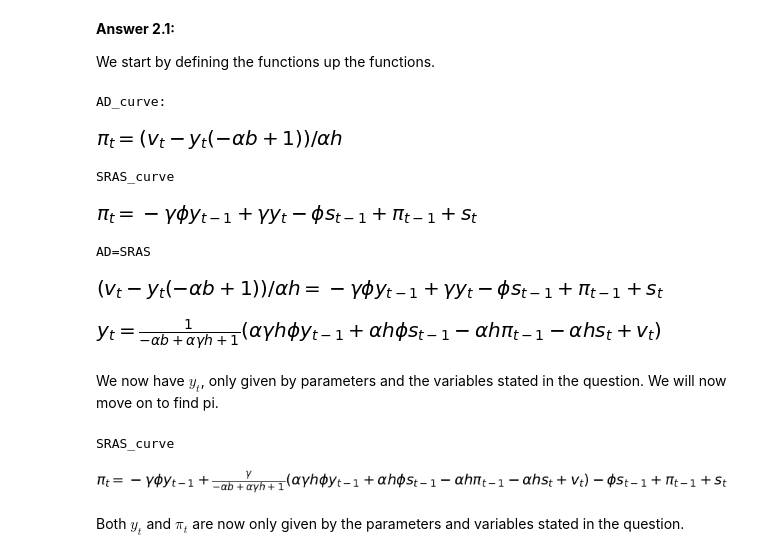
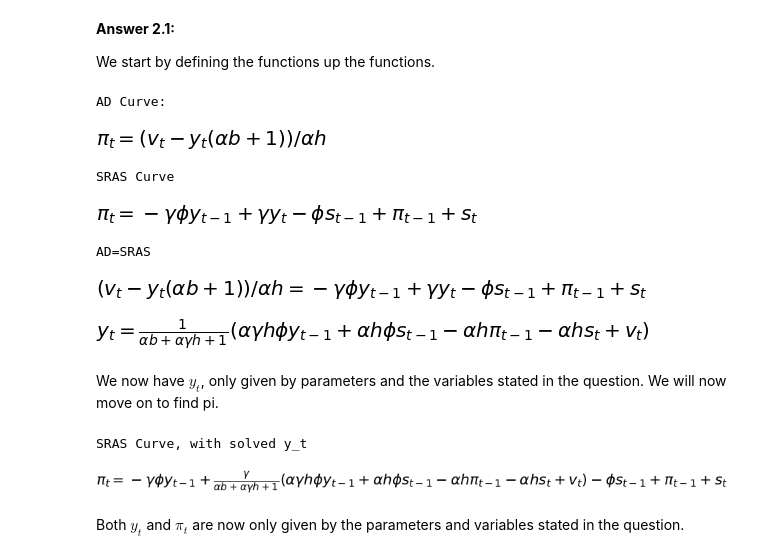
Before and after one commit to NumEconCopenhagen/projects-2019-nx31, a Jupyter notebook: examproject/examproject-M.ipynb, the cells around one changed output. Drawn from its saved outputs; the diff is of its cells as text; code cells hidden in the pictures.

```diff
--- a/examproject/examproject-M.ipynb
+++ b/examproject/examproject-M.ipynb
@@ -270,39 +255,39 @@ phi = sm.symbols('phi')
 gamma = sm.symbols('gamma')
 # %%
 # a: defining AD and SRAS
-print(f'AD_curve:')
-AD_curve = 1/(h*alpha)*(v_t-(1-b*alpha)*y_t)
+print(f'AD Curve:')
+AD_curve = 1/(h*alpha)*(v_t-(1+b*alpha)*y_t)
 display(sm.Eq(pi_t,AD_curve))
-print(f'SRAS_curve')
+print(f'SRAS Curve')
 SRAS_curve = pi_minus + gamma*y_t-phi*gamma*y_minus+s_t-phi*s_minus
 display(sm.Eq(pi_t,SRAS_curve))
 
 # b: Equalizing
 print(f'AD=SRAS')
 equal =  AD_curve-SRAS_curve
 display(sm.Eq(AD_curve,SRAS_curve))
 
 # c: Solving the model
 equal_solve_y = sm.solve(equal,y_t)[0]
 display(sm.Eq(y_t,equal_solve_y))
 # %% [output]
-AD_curve:
+AD Curve:
-[figure, old version]
+[figure, new version]
-SRAS_curve
+SRAS Curve
 [figure]
 AD=SRAS
-[figure, old version]
+[figure, new version]
-[figure, old version]
+[figure, new version]
 # %% [markdown]
 We now have $y_t$, only given by parameters and the variables stated in the question. We will now move on to find pi.
 # %%
 # Solving the model
-print(f'SRAS_curve')
+print(f'SRAS Curve, with solved y_t:')
 SRAS_curve_y = pi_minus + gamma*equal_solve_y-phi*gamma*y_minus+s_t-phi*s_minus
 display(sm.Eq(pi_t,SRAS_curve_y))
 # %% [output]
-SRAS_curve
+SRAS Curve, with solved y_t
-[figure, old version]
+[figure, new version]
 # %% [markdown]
 Both $y_t$ and $\pi_t$ are now only given by the parameters and variables stated in the question.
 # %% [markdown]
```
Also changed, not shown: parts of 35 cells of this notebook.
